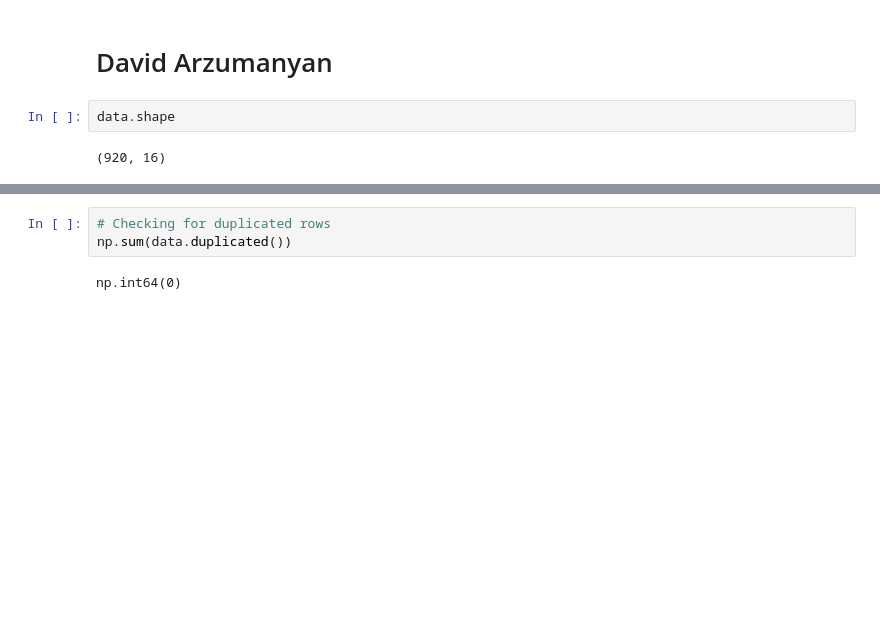
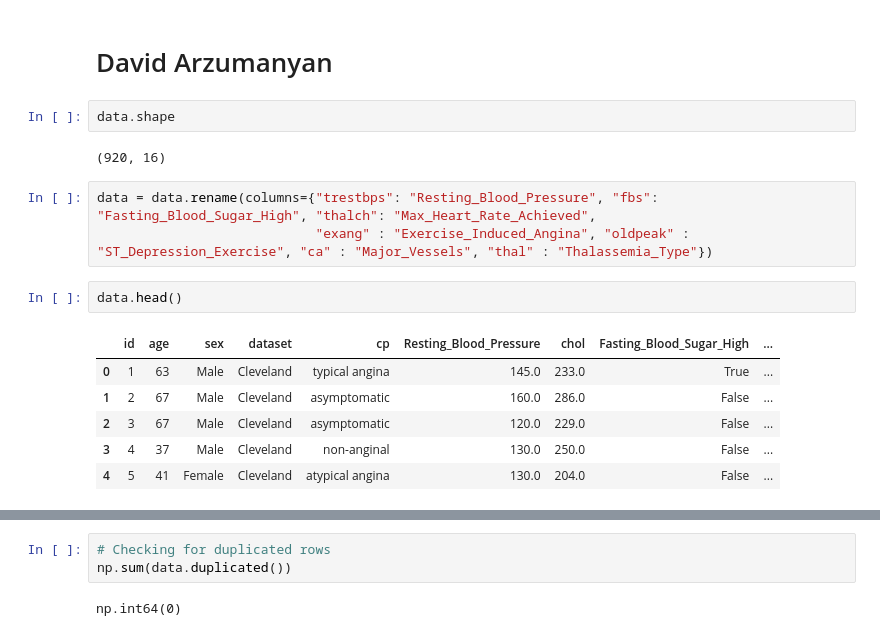
Before and after one commit to davprog9/Heart-Disease-Liklehood-Analysis, a Jupyter notebook: Analysis.ipynb, the cells around one changed output, grey strips where cells are left out. Drawn from its saved outputs; the diff is of its cells as text; blank space fills up the shorter version.

Commit message:
Changed column names

```diff
--- a/Analysis.ipynb
+++ b/Analysis.ipynb
@@ -31,6 +31,18 @@ data.head()
 data.shape
 # %% [output]
 (920, 16)
+# %%
+data = data.rename(columns={"trestbps": "Resting_Blood_Pressure", "fbs": "Fasting_Blood_Sugar_High", "thalch": "Max_Heart_Rate_Achieved",
+                            "exang" : "Exercise_Induced_Angina", "oldpeak" : "ST_Depression_Exercise", "ca" : "Major_Vessels", "thal" : "Thalassemia_Type"})
+# %%
+data.head()
+# %% [output]
+|  | id | age | sex | dataset | cp | Resting_Blood_Pressure | chol | Fasting_Blood_Sugar_High | ... |
+| 0 | 1 | 63 | Male | Cleveland | typical angina | 145.0 | 233.0 | True | ... |
+| 1 | 2 | 67 | Male | Cleveland | asymptomatic | 160.0 | 286.0 | False | ... |
+| 2 | 3 | 67 | Male | Cleveland | asymptomatic | 120.0 | 229.0 | False | ... |
+| 3 | 4 | 37 | Male | Cleveland | non-anginal | 130.0 | 250.0 | False | ... |
+| 4 | 5 | 41 | Female | Cleveland | atypical angina | 130.0 | 204.0 | False | ... |
 # %%
 data.isnull().sum()
 # %% [output]
```
Also changed, not shown: parts of 15 cells of this notebook.
